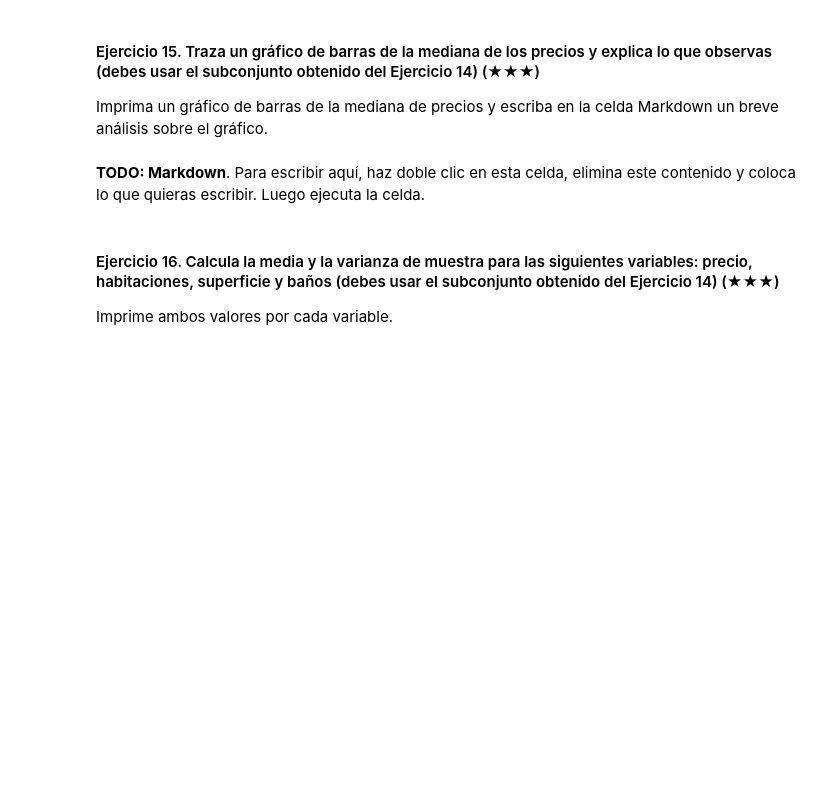
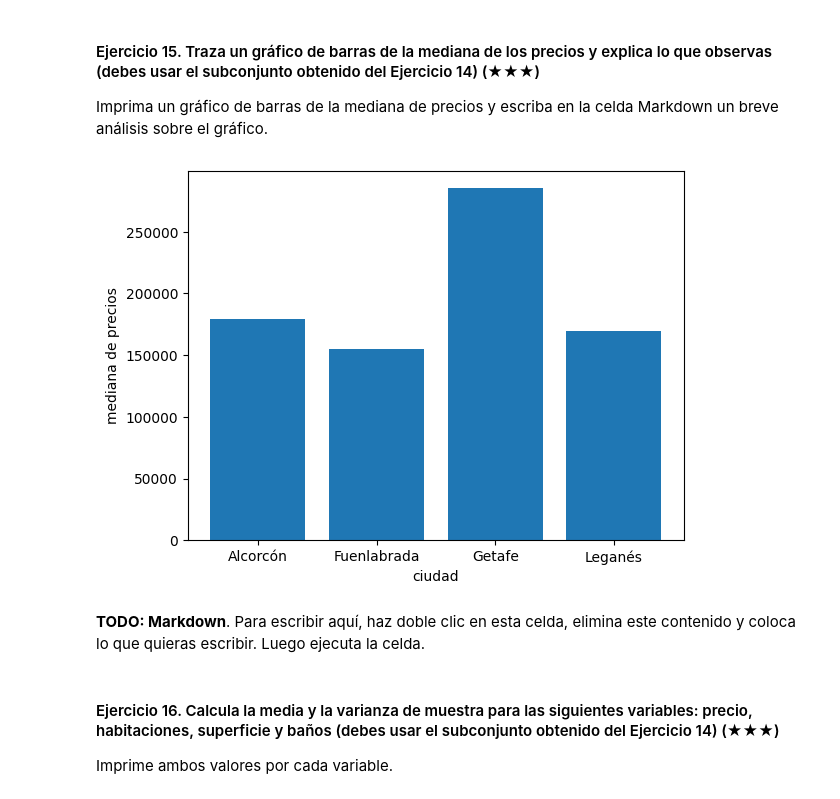
Before and after one commit to 4GeeksAcademy/realestate-datacleanup-exercise, a Jupyter notebook: project.es.ipynb, the cells around one changed output. Cells and saved outputs as stored; diff of their text form; code cells hidden in the pictures; blank space fills up the shorter version.

```diff
--- a/project.es.ipynb
+++ b/project.es.ipynb
@@ -410,8 +433,22 @@ print(cinturon_sur)
 #### Ejercicio 15. Traza un gráfico de barras de la mediana de los precios y explica lo que observas (debes usar el subconjunto obtenido del Ejercicio 14) (★★★)
 
 Imprima un gráfico de barras de la mediana de precios y escriba en la celda Markdown un breve análisis sobre el gráfico.
+# %%
+
+median_prices = cinturon_sur.groupby('level5')['price'].median()
 # %%
 # TODO: Code
+
+import pandas as pd
+import matplotlib.pyplot as plt
+ds = pd.read_csv('assets/real_estate.csv', sep=';')
+
+plt.bar(median_prices.index, median_prices.values)
+plt.xlabel('ciudad')
+plt.ylabel('mediana de precios')
+plt.show()
+# %% [output]
+[figure, added]
 # %% [markdown]
 **TODO: Markdown**. Para escribir aquí, haz doble clic en esta celda, elimina este contenido y coloca lo que quieras escribir. Luego ejecuta la celda.
 # %% [markdown]
```
Also changed, not shown: parts of 26 cells of this notebook.
